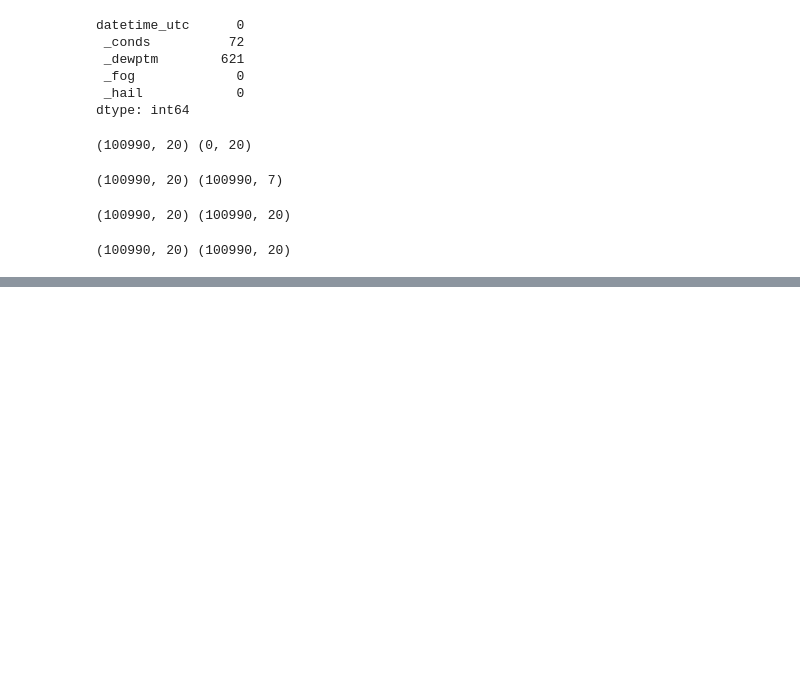
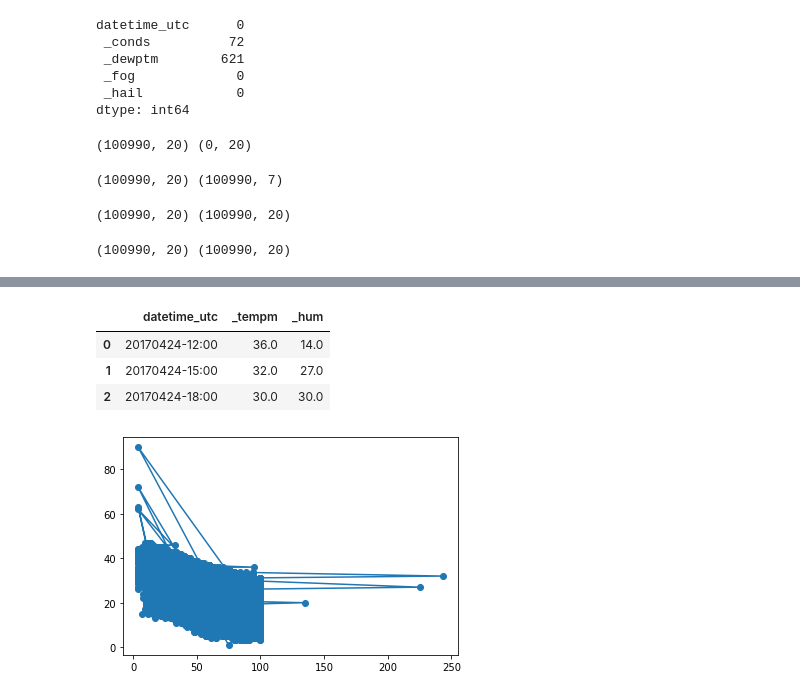
Before and after one commit to sfarn88/UCDPA_SarahFarnon, a Jupyter notebook: UCDPA_SarahFarnon.ipynb, the cells around one changed output, grey strips where cells are left out. Cells and saved outputs as stored; diff of their text form; code cells hidden in the pictures; blank space fills up the shorter version.

```diff
--- a/UCDPA_SarahFarnon.ipynb
+++ b/UCDPA_SarahFarnon.ipynb
@@ -185,0 +272,7 @@ print(testset.shape, drop_duplicates.shape)
+# %%
+Temp.merge(Humidity)
+# %% [output]
+|  | datetime_utc | _tempm | _hum |
+| 0 | 20170424-12:00 | 36.0 | 14.0 |
+| 1 | 20170424-15:00 | 32.0 | 27.0 |
+| 2 | 20170424-18:00 | 30.0 | 30.0 |
@@ -185,0 +282,9 @@ print(testset.shape, drop_duplicates.shape)
+# %%
+df=pd.read_csv("testset.csv")
+df.info()
+# %%
+fig,ax=plt.subplots()
+plt.plot(df[" _hum"],df[" _tempm"],marker="o")
+plt.show()
+# %% [output]
+[figure, added]
```
Also changed, not shown: parts of 17 cells of this notebook.
